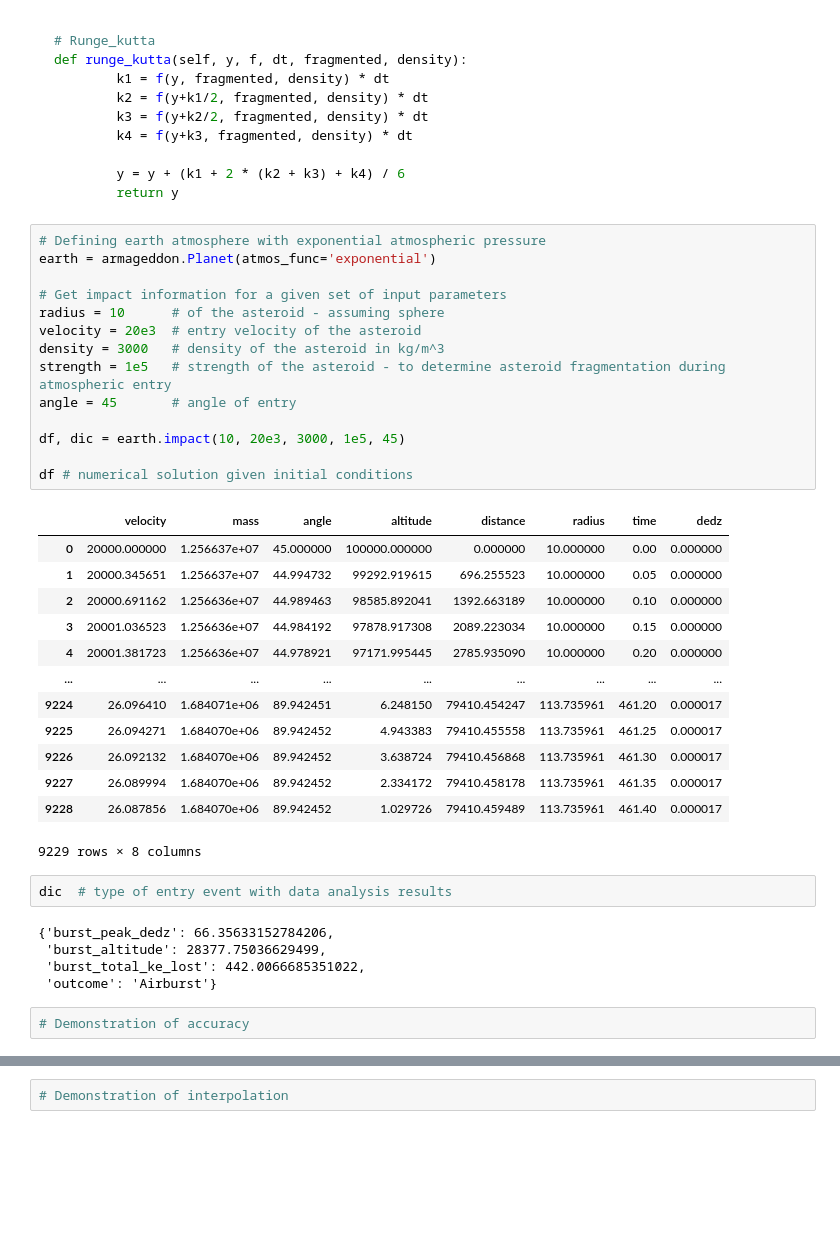
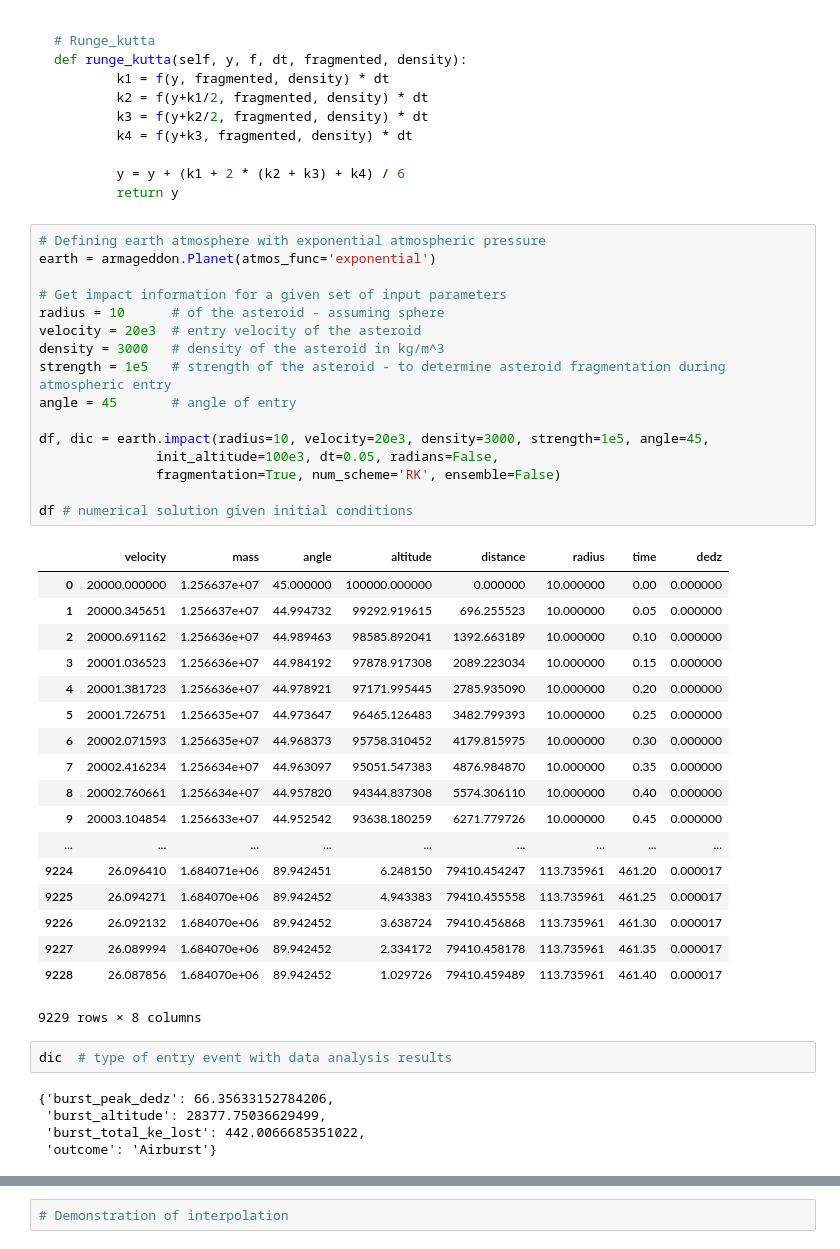
Before and after one commit to hustic/Armageddon, a Jupyter notebook: Presentation.ipynb, the cells around one changed output, grey strips where cells are left out. Drawn from its saved outputs; the diff is of its cells as text; blank space fills up the shorter version.

```diff
--- a/Presentation.ipynb
+++ b/Presentation.ipynb
@@ -46,24 +46,31 @@ def runge_kutta(self, y, f, dt, fragmented, density):
 # %%
 # Defining earth atmosphere with exponential atmospheric pressure
 earth = armageddon.Planet(atmos_func='exponential')
 
 # Get impact information for a given set of input parameters
 radius = 10      # of the asteroid - assuming sphere
 velocity = 20e3  # entry velocity of the asteroid
 density = 3000   # density of the asteroid in kg/m^3
 strength = 1e5   # strength of the asteroid - to determine asteroid fragmentation during atmospheric entry
 angle = 45       # angle of entry
 
-df, dic = earth.impact(10, 20e3, 3000, 1e5, 45)
+df, dic = earth.impact(radius=10, velocity=20e3, density=3000, strength=1e5, angle=45,
+               init_altitude=100e3, dt=0.05, radians=False,
+               fragmentation=True, num_scheme='RK', ensemble=False)
 
 df # numerical solution given initial conditions
 # %% [output]
 |  | velocity | mass | angle | altitude | distance | radius | time | dedz |
 | 0 | 20000.000000 | 1.256637e+07 | 45.000000 | 100000.000000 | 0.000000 | 10.000000 | 0.00 | 0.000000 |
 | 1 | 20000.345651 | 1.256637e+07 | 44.994732 | 99292.919615 | 696.255523 | 10.000000 | 0.05 | 0.000000 |
 | 2 | 20000.691162 | 1.256636e+07 | 44.989463 | 98585.892041 | 1392.663189 | 10.000000 | 0.10 | 0.000000 |
 | 3 | 20001.036523 | 1.256636e+07 | 44.984192 | 97878.917308 | 2089.223034 | 10.000000 | 0.15 | 0.000000 |
 | 4 | 20001.381723 | 1.256636e+07 | 44.978921 | 97171.995445 | 2785.935090 | 10.000000 | 0.20 | 0.000000 |
+| 5 | 20001.726751 | 1.256635e+07 | 44.973647 | 96465.126483 | 3482.799393 | 10.000000 | 0.25 | 0.000000 |
+| 6 | 20002.071593 | 1.256635e+07 | 44.968373 | 95758.310452 | 4179.815975 | 10.000000 | 0.30 | 0.000000 |
+| 7 | 20002.416234 | 1.256634e+07 | 44.963097 | 95051.547383 | 4876.984870 | 10.000000 | 0.35 | 0.000000 |
+| 8 | 20002.760661 | 1.256634e+07 | 44.957820 | 94344.837308 | 5574.306110 | 10.000000 | 0.40 | 0.000000 |
+| 9 | 20003.104854 | 1.256633e+07 | 44.952542 | 93638.180259 | 6271.779726 | 10.000000 | 0.45 | 0.000000 |
 | ... | ... | ... | ... | ... | ... | ... | ... | ... |
 | 9224 | 26.096410 | 1.684071e+06 | 89.942451 | 6.248150 | 79410.454247 | 113.735961 | 461.20 | 0.000017 |
 | 9225 | 26.094271 | 1.684070e+06 | 89.942452 | 4.943383 | 79410.455558 | 113.735961 | 461.25 | 0.000017 |
@@ -78,5 +85,3 @@ dic  # type of entry event with data analysis results
  'burst_altitude': 28377.75036629499,
  'burst_total_ke_lost': 442.0066685351022,
  'outcome': 'Airburst'}
-# %%
-# Demonstration of accuracy
```
Also changed, not shown: parts of 5 cells of this notebook, 4 other files.
